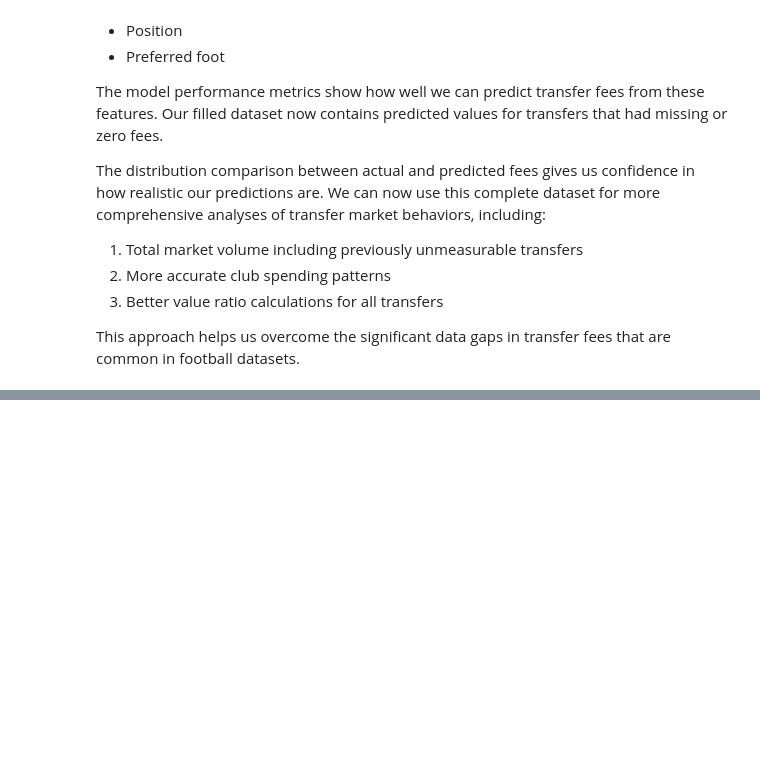
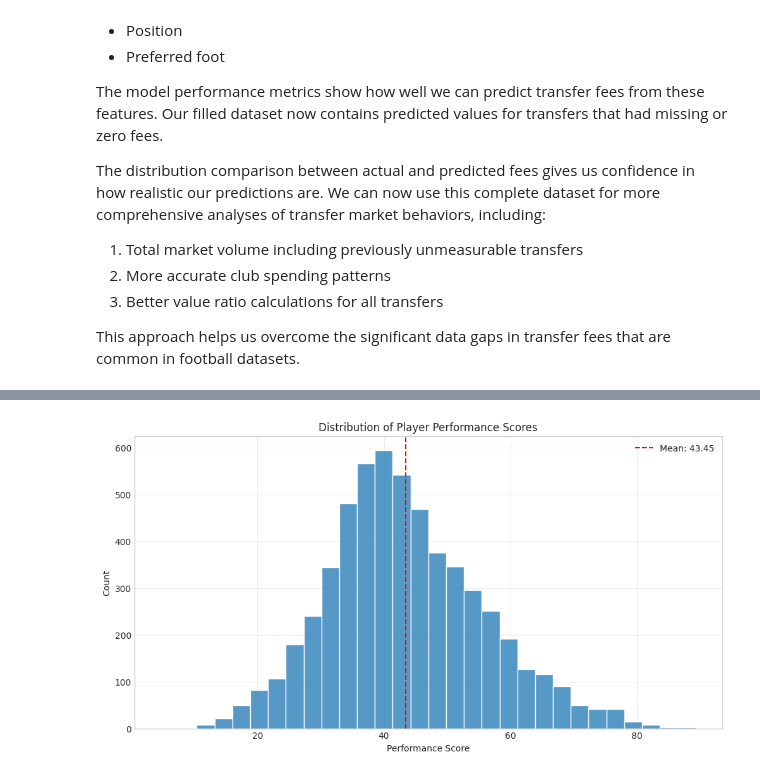
Before and after one commit to windesque/COSC526-project, a Jupyter notebook: TransferStudy.ipynb, the cells around one changed output, grey strips where cells are left out. Drawn from its saved outputs; the diff is of its cells as text; code cells hidden in the pictures; blank space fills up the shorter version.

```diff
--- a/TransferStudy.ipynb
+++ b/TransferStudy.ipynb
@@ -1019,0 +1329,80 @@ This approach helps us overcome the significant data gaps in transfer fees that
+# %%
+# Group by player_id and calculate performance metrics
+player_stats = filtered_appearances.groupBy("player_id").agg(
+    count("*").alias("games_played"),
+    sum("yellow_cards").alias("total_yellow_cards"),
+    sum("red_cards").alias("total_red_cards"),
+    sum("goals").alias("total_goals"),
+    sum("assists").alias("total_assists"),
+    sum("GF").alias("total_goals_for_team"),
+    sum("GA").alias("total_goals_against_team"),
+
+    # Average per game stats - using division instead of round()
+    (sum("yellow_cards") / count("*")).alias("average_yellow_cards"),
+    (sum("red_cards") / count("*")).alias("average_red_cards"),
+    (sum("goals") / count("*")).alias("average_goals"),
+    (sum("assists") / count("*")).alias("average_assists"),
+    (sum("GF") / count("*")).alias("average_goals_for_team"),
+    (sum("GA") / count("*")).alias("average_goals_against_team"),
+    avg("minutes_played").alias("avg_minutes_played"),
+
+    # Match outcomes
+    sum(when(col("result") == "W", 1).otherwise(0)).alias("total_wins"),
+    sum(when(col("result") == "D", 1).otherwise(0)).alias("total_draws"),
+    sum(when(col("result") == "L", 1).otherwise(0)).alias("total_losses")
+)
+
+# Calculate performance score
+player_stats = player_stats.withColumn(
+    "performance",
+    round(
+        (col("total_wins") * 3.0 + col("total_draws") * 1.0) /
+        (col("games_played") * 3.0) * 100,
+        2
+    )
+)
+
+# Filter out players with too few games
+player_stats = player_stats.filter(col("games_played") >= 20)
+
+# Join with players table to get names
+player_performance = player_stats.join(
+    players_df.select("player_id", "name"),
+    "player_id",
+    "left"
+).withColumnRenamed("name", "player_name")
+
+# Show top players by performance
+print("\nTop 10 players by performance score:")
+player_performance.orderBy(col("performance").desc()).show(10)
+
+# Cache and store for future use
+player_performance.cache()
+dataframes['player_performance'] = player_performance
+
+# Calculate statistics about the performance metric
+performance_stats = player_performance.select(
+    mean("performance").alias("mean_performance"),
+    stddev("performance").alias("stddev_performance"),
+    min("performance").alias("min_performance"),
+    max("performance").alias("max_performance")
+).collect()[0]
+
+print(f"\nPerformance Metric Statistics:")
+print(f"Mean performance: {performance_stats['mean_performance']:.2f}")
+print(f"Standard Deviation: {performance_stats['stddev_performance']:.2f}")
+print(f"Min performance: {performance_stats['min_performance']:.2f}")
+print(f"Max performance: {performance_stats['max_performance']:.2f}")
+
+# Visualize the distribution of performance scores
+plt.figure(figsize=(12, 6))
+player_performance_pd = player_performance.select("performance").toPandas()
+sns.histplot(data=player_performance_pd, x="performance", bins=30)
+plt.title("Distribution of Player Performance Scores")
+plt.xlabel("Performance Score")
+plt.axvline(x=performance_stats['mean_performance'], color='r', linestyle='--',
+           label=f"Mean: {performance_stats['mean_performance']:.2f}")
+plt.legend()
+plt.grid(True, alpha=0.3)
+plt.show()
+# %% [output]
@@ -1019,0 +1432 @@ This approach helps us overcome the significant data gaps in transfer fees that
+[figure, added]
```
Also changed, not shown: parts of 41 cells of this notebook, 4 other files.
